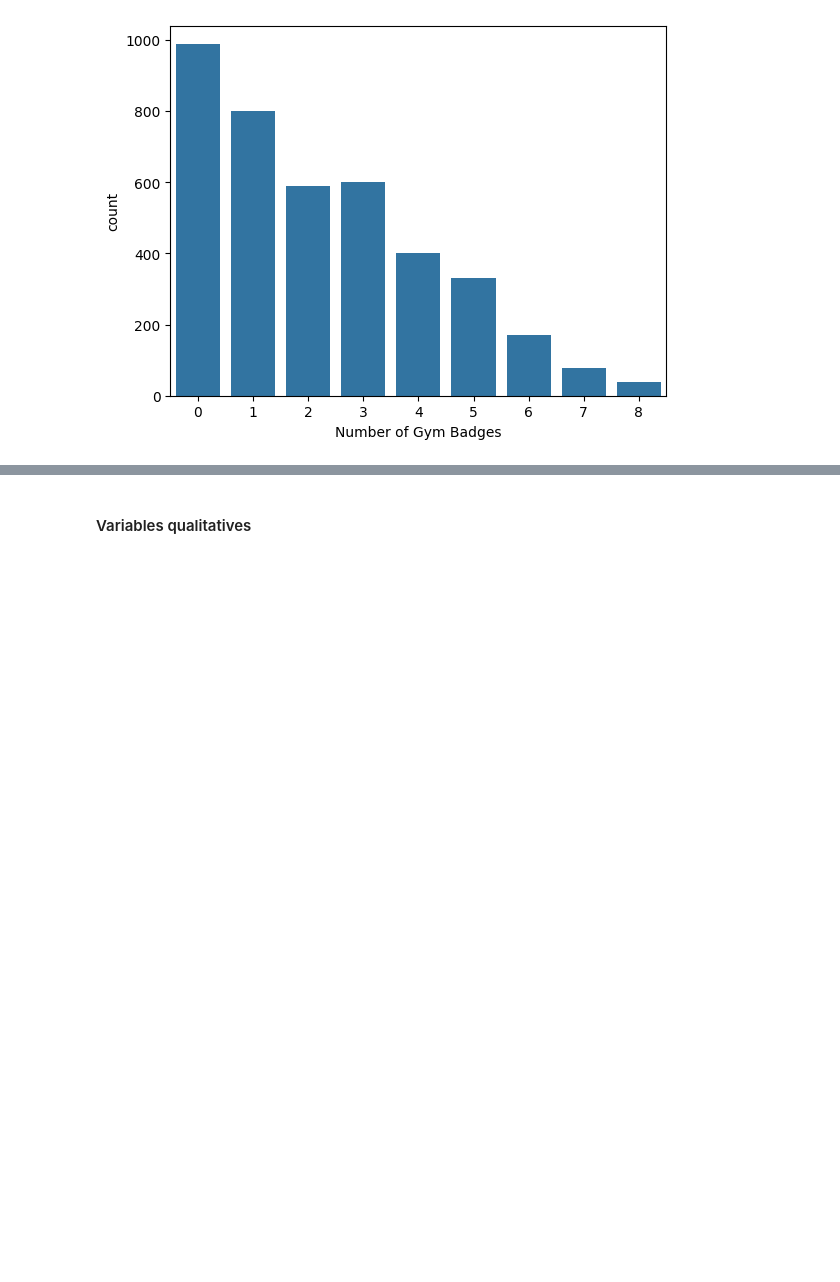
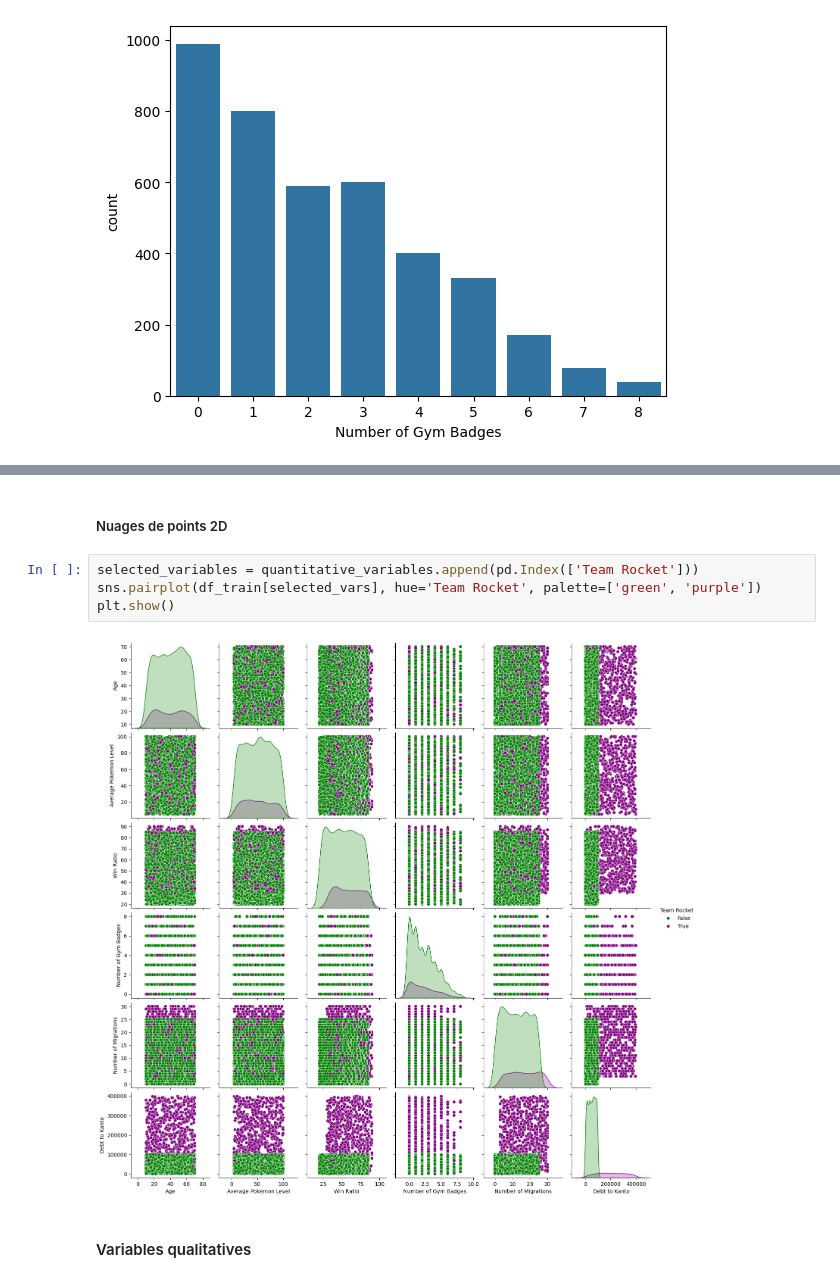
Before and after one commit to ValentinRonsseray/pokemon_dataset, a Jupyter notebook: 01_eda.ipynb, the cells around one changed output, grey strips where cells are left out. Cells and saved outputs as stored; diff of their text form; blank space fills up the shorter version.

```diff
--- a/01_eda.ipynb
+++ b/01_eda.ipynb
@@ -332,3 +357,11 @@ sns.countplot(data=df_train, x="Number of Gym Badges")
+# %% [markdown]
+##### Nuages de points 2D
+# %%
+selected_variables = quantitative_variables.append(pd.Index(['Team Rocket']))
+sns.pairplot(df_train[selected_vars], hue='Team Rocket', palette=['green', 'purple'])
+plt.show()
+# %% [output]
+[figure, added]
 # %% [markdown]
 #### Variables qualitatives
 # %%
```
Also changed, not shown: parts of 3 cells of this notebook.
